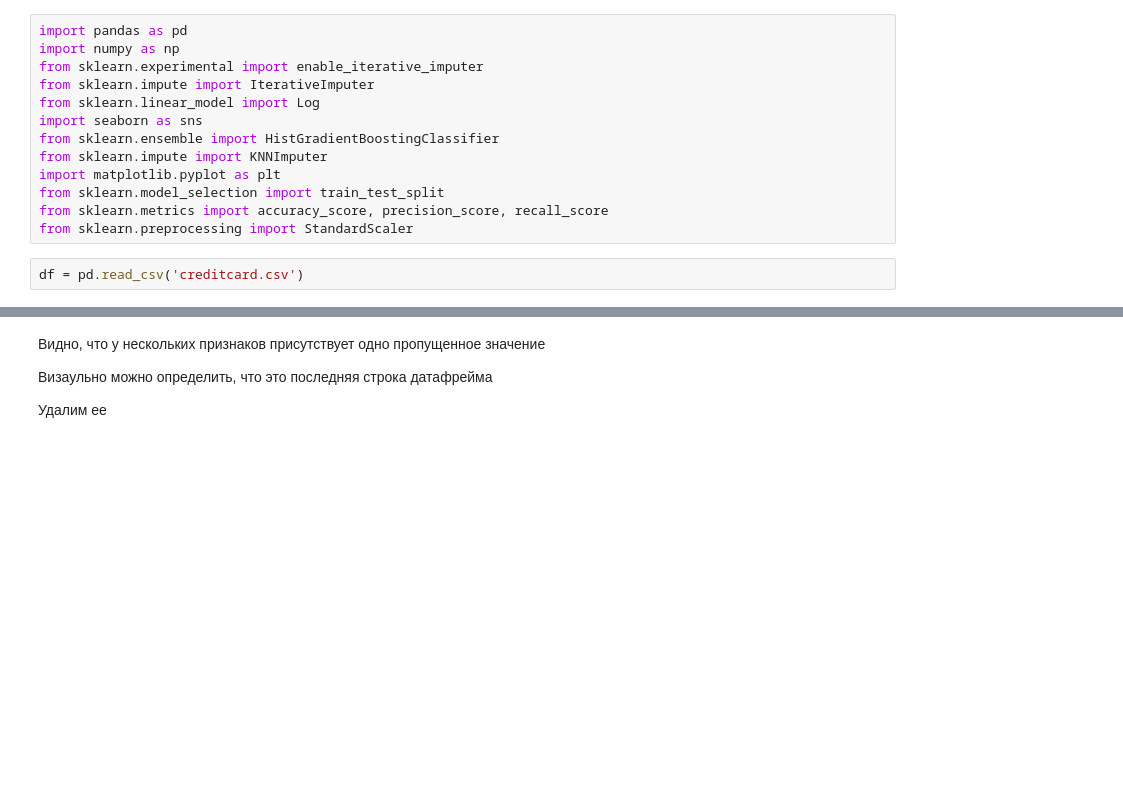
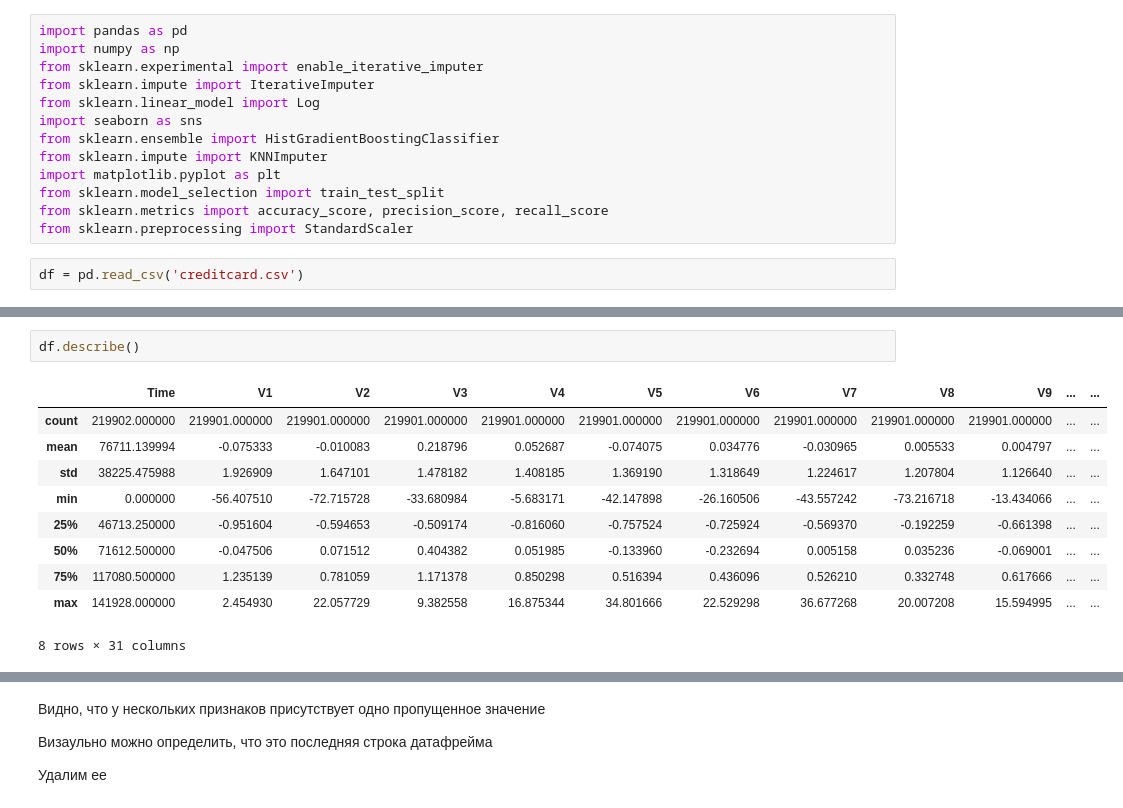
Before and after one commit to prrm4k/simple_fraud_kaggle, a Jupyter notebook: Fraud.ipynb, the cells around one changed output, grey strips where cells are left out. Cells and saved outputs as stored; diff of their text form; blank space fills up the shorter version.

```diff
--- a/Fraud.ipynb
+++ b/Fraud.ipynb
@@ -29,4 +27,17 @@ df.head()
 5 rows × 31 columns
+# %%
+df.describe()
+# %% [output]
+|  | Time | V1 | V2 | V3 | V4 | V5 | V6 | V7 | V8 | V9 | ... | ... |
+| count | 219902.000000 | 219901.000000 | 219901.000000 | 219901.000000 | 219901.000000 | 219901.000000 | 219901.000000 | 219901.000000 | 219901.000000 | 219901.000000 | ... | ... |
+| mean | 76711.139994 | -0.075333 | -0.010083 | 0.218796 | 0.052687 | -0.074075 | 0.034776 | -0.030965 | 0.005533 | 0.004797 | ... | ... |
+| std | 38225.475988 | 1.926909 | 1.647101 | 1.478182 | 1.408185 | 1.369190 | 1.318649 | 1.224617 | 1.207804 | 1.126640 | ... | ... |
+| min | 0.000000 | -56.407510 | -72.715728 | -33.680984 | -5.683171 | -42.147898 | -26.160506 | -43.557242 | -73.216718 | -13.434066 | ... | ... |
+| 25% | 46713.250000 | -0.951604 | -0.594653 | -0.509174 | -0.816060 | -0.757524 | -0.725924 | -0.569370 | -0.192259 | -0.661398 | ... | ... |
+| 50% | 71612.500000 | -0.047506 | 0.071512 | 0.404382 | 0.051985 | -0.133960 | -0.232694 | 0.005158 | 0.035236 | -0.069001 | ... | ... |
+| 75% | 117080.500000 | 1.235139 | 0.781059 | 1.171378 | 0.850298 | 0.516394 | 0.436096 | 0.526210 | 0.332748 | 0.617666 | ... | ... |
+| max | 141928.000000 | 2.454930 | 22.057729 | 9.382558 | 16.875344 | 34.801666 | 22.529298 | 36.677268 | 20.007208 | 15.594995 | ... | ... |
+8 rows × 31 columns
 # %%
 df.info()
 # %% [output]
```
Also changed, not shown: parts of 31 cells of this notebook.
